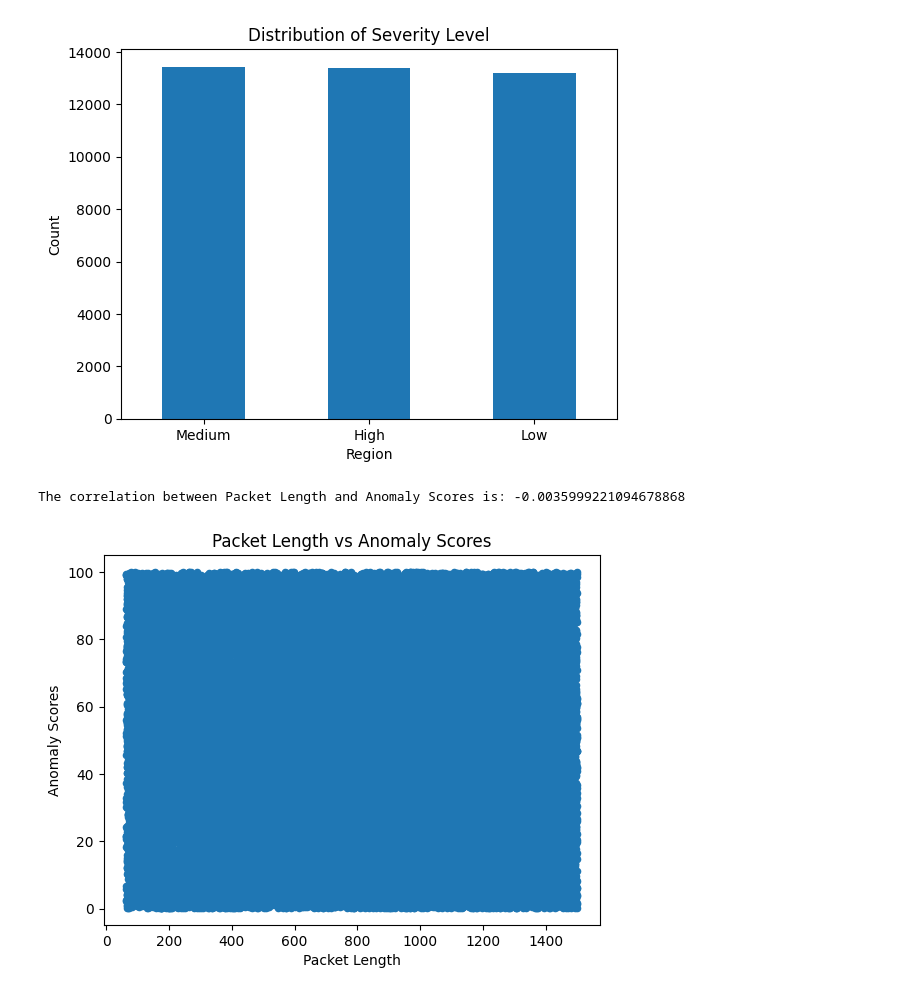
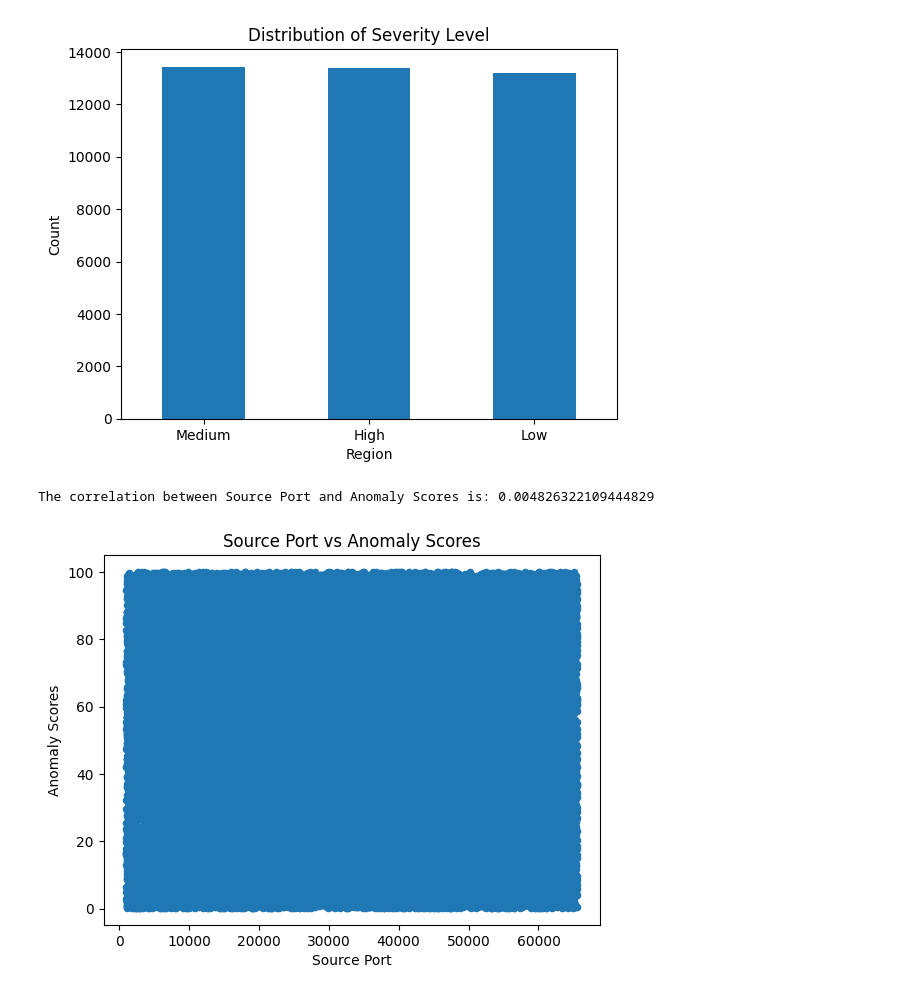
Before and after one commit to ChuckJovans/CyberSecurity-Attacks-EDA, a Jupyter notebook: cybersecurity.ipynb, the cells around one changed output. Drawn from its saved outputs; the diff is of its cells as text; code cells hidden in the pictures.

```diff
--- a/cybersecurity.ipynb
+++ b/cybersecurity.ipynb
@@ -191,7 +191,7 @@ datacleaner.col_cat_dist('Severity Level')
 # %% [output]
 [figure]
 # %%
-datacleaner.cont_to_cont("Packet Length","Anomaly Scores")
+datacleaner.cont_to_cont("Source Port","Anomaly Scores")
 # %% [output]
-The correlation between Packet Length and Anomaly Scores is: -0.0035999221094678868
+The correlation between Source Port and Anomaly Scores is: 0.004826322109444829
-[figure, old version]
+[figure, new version]
```
